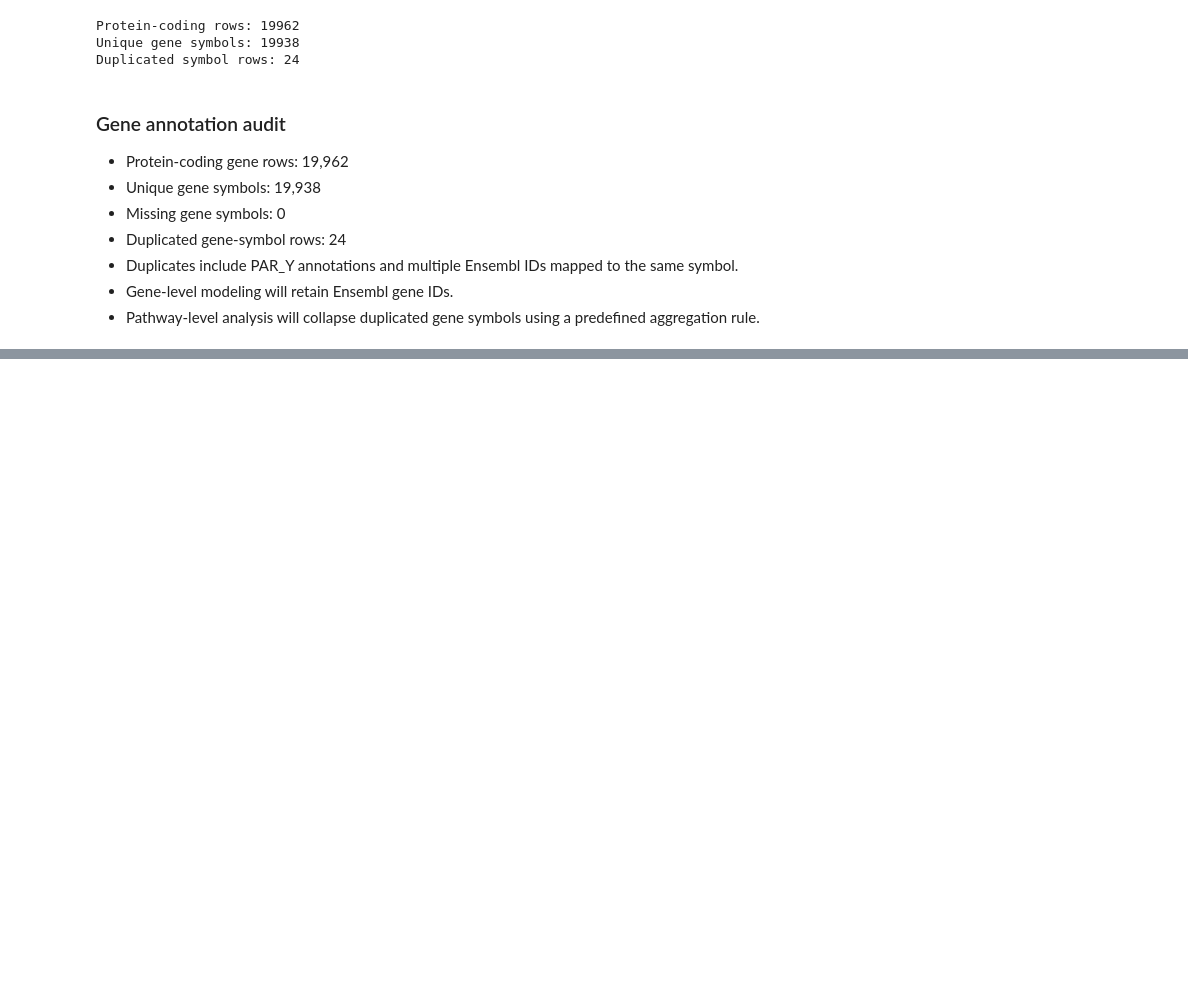
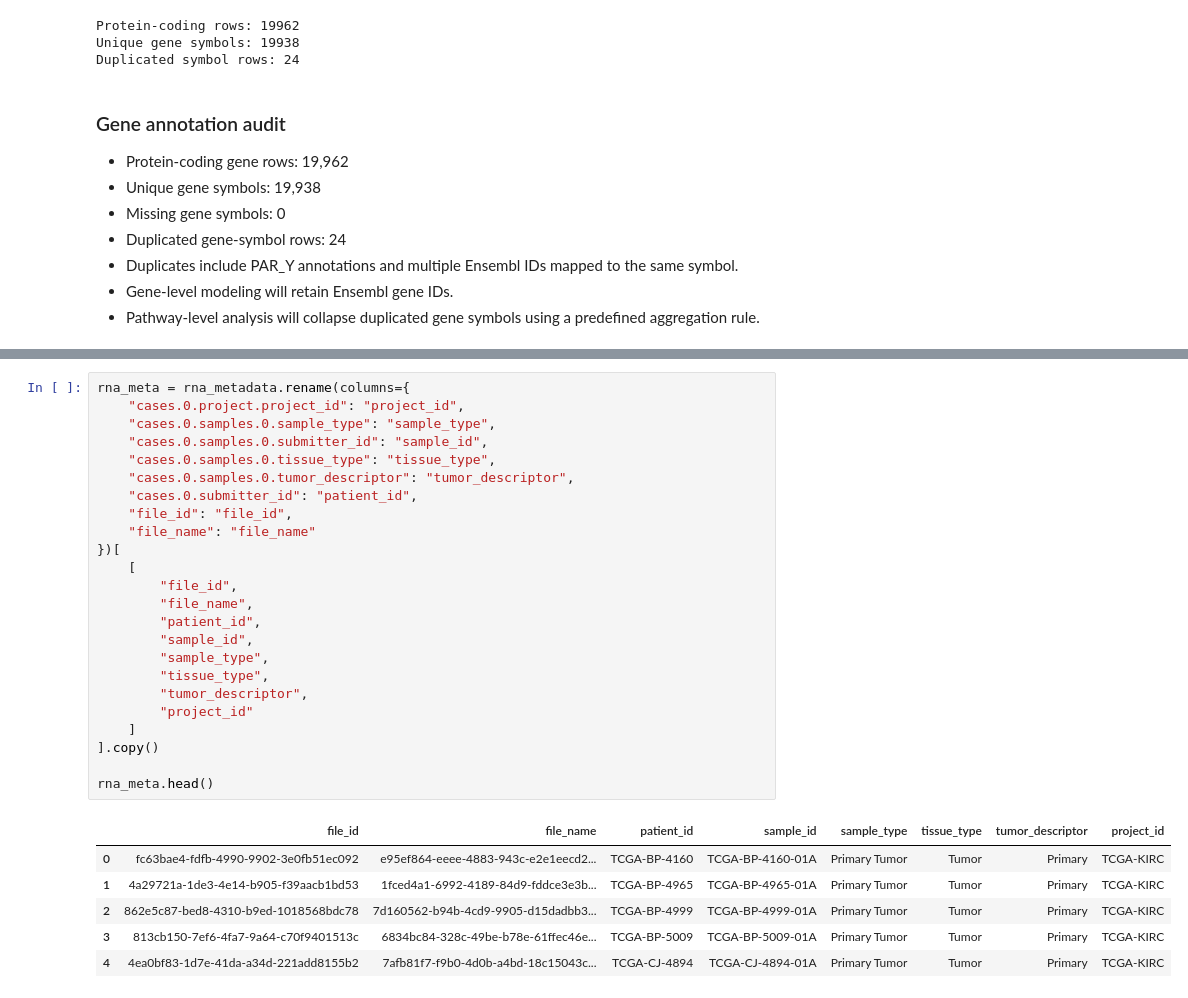
Before and after one commit to chaeiiii/kirc-genomic-prognosis, a Jupyter notebook: notebooks/01_rna_data_audit.ipynb, the cells around one changed output, grey strips where cells are left out. Drawn from its saved outputs; the diff is of its cells as text; blank space fills up the shorter version.

```diff
--- a/notebooks/01_rna_data_audit.ipynb
+++ b/notebooks/01_rna_data_audit.ipynb
@@ -191,0 +274,31 @@ Duplicated symbol rows: 24
+# %%
+rna_meta = rna_metadata.rename(columns={
+    "cases.0.project.project_id": "project_id",
+    "cases.0.samples.0.sample_type": "sample_type",
+    "cases.0.samples.0.submitter_id": "sample_id",
+    "cases.0.samples.0.tissue_type": "tissue_type",
+    "cases.0.samples.0.tumor_descriptor": "tumor_descriptor",
+    "cases.0.submitter_id": "patient_id",
+    "file_id": "file_id",
+    "file_name": "file_name"
+})[
+    [
+        "file_id",
+        "file_name",
+        "patient_id",
+        "sample_id",
+        "sample_type",
+        "tissue_type",
+        "tumor_descriptor",
+        "project_id"
+    ]
+].copy()
+
+rna_meta.head()
+# %% [output]
+|  | file_id | file_name | patient_id | sample_id | sample_type | tissue_type | tumor_descriptor | project_id |
+| 0 | fc63bae4-fdfb-4990-9902-3e0fb51ec092 | e95ef864-eeee-4883-943c-e2e1eecd2... | TCGA-BP-4160 | TCGA-BP-4160-01A | Primary Tumor | Tumor | Primary | TCGA-KIRC |
+| 1 | 4a29721a-1de3-4e14-b905-f39aacb1bd53 | 1fced4a1-6992-4189-84d9-fddce3e3b... | TCGA-BP-4965 | TCGA-BP-4965-01A | Primary Tumor | Tumor | Primary | TCGA-KIRC |
+| 2 | 862e5c87-bed8-4310-b9ed-1018568bdc78 | 7d160562-b94b-4cd9-9905-d15dadbb3... | TCGA-BP-4999 | TCGA-BP-4999-01A | Primary Tumor | Tumor | Primary | TCGA-KIRC |
+| 3 | 813cb150-7ef6-4fa7-9a64-c70f9401513c | 6834bc84-328c-49be-b78e-61ffec46e... | TCGA-BP-5009 | TCGA-BP-5009-01A | Primary Tumor | Tumor | Primary | TCGA-KIRC |
+| 4 | 4ea0bf83-1d7e-41da-a34d-221add8155b2 | 7afb81f7-f9b0-4d0b-a4bd-18c15043c... | TCGA-CJ-4894 | TCGA-CJ-4894-01A | Primary Tumor | Tumor | Primary | TCGA-KIRC |
```
Also changed, not shown: parts of 17 cells of this notebook.
